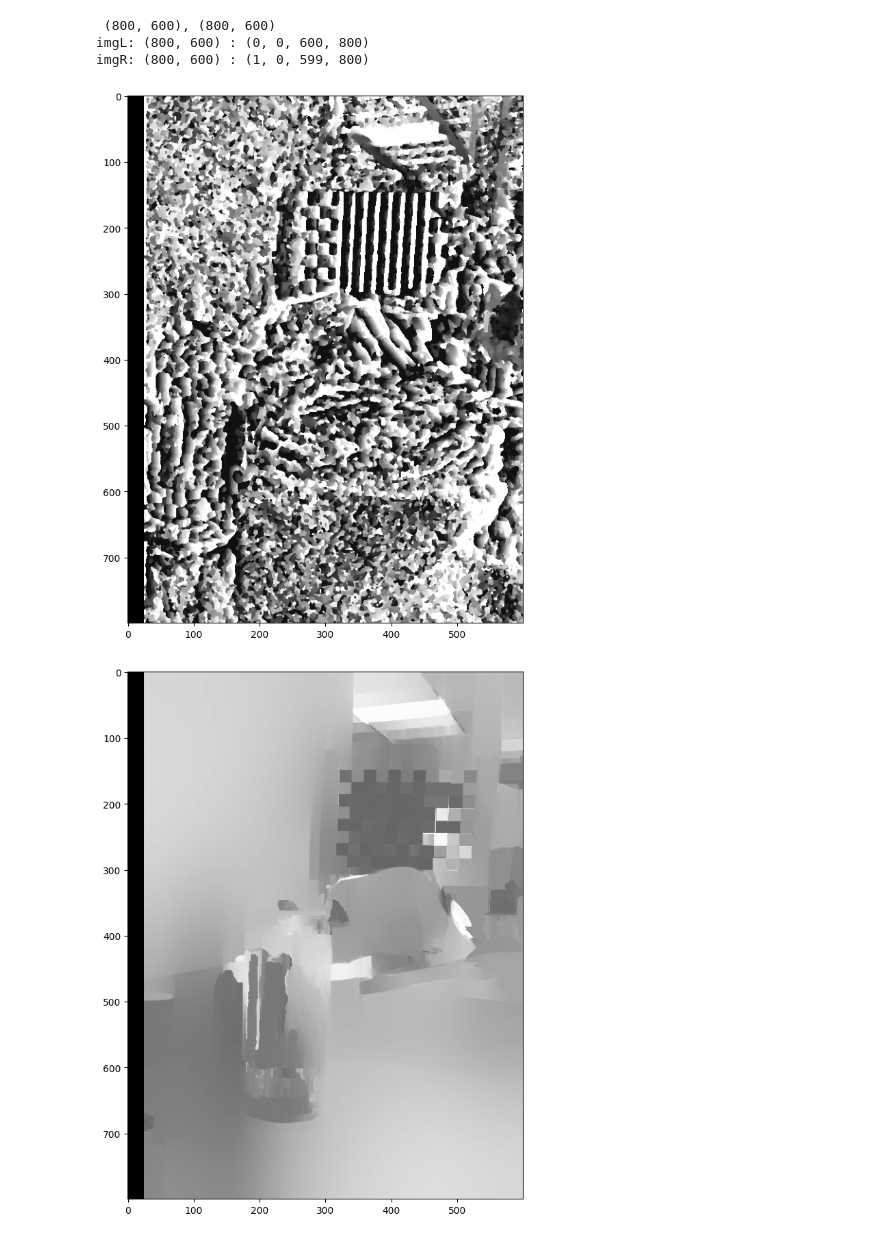
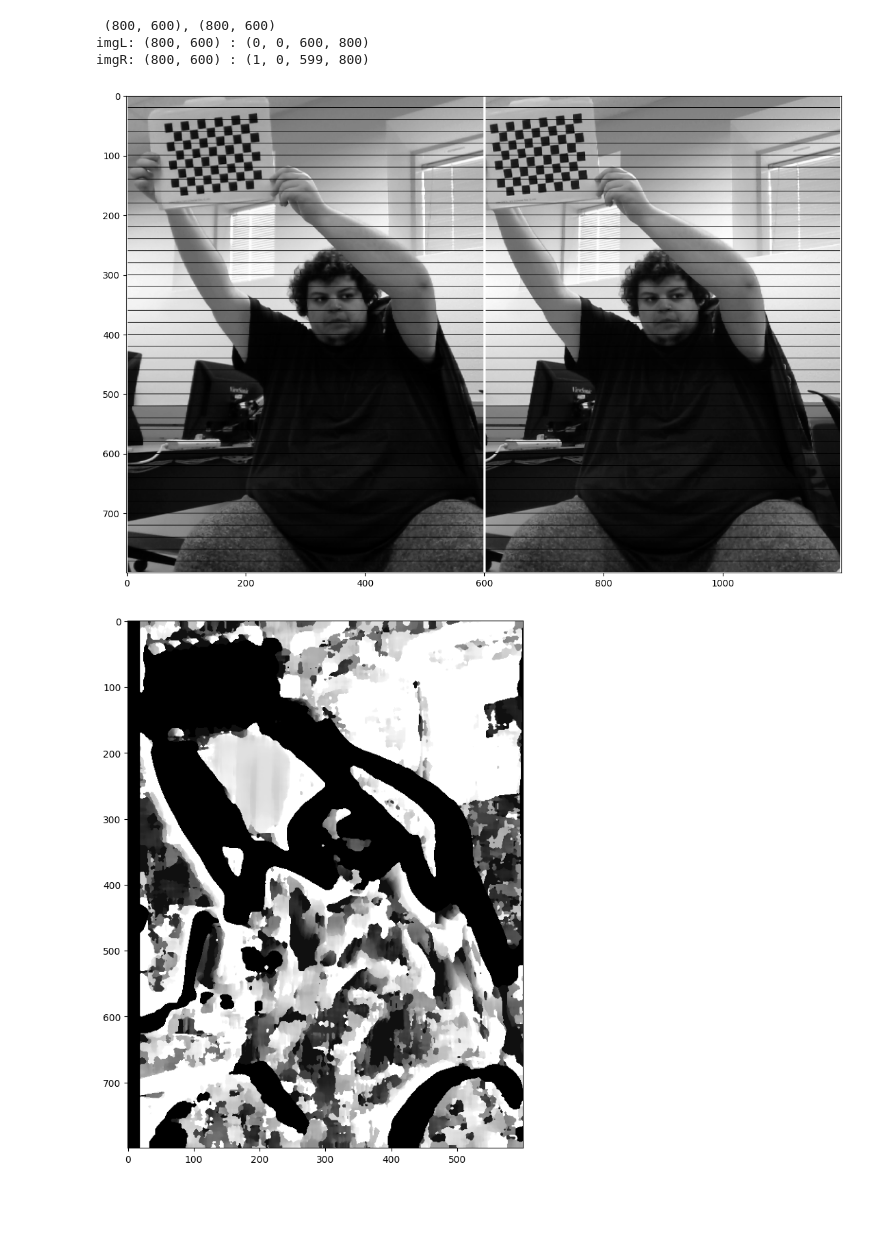
Before and after one commit to Emperor-Robotics/VisualOdometry, a Jupyter notebook: notebooks/calibration_test.ipynb, the cells around one changed output. Drawn from its saved outputs; the diff is of its cells as text; code cells hidden in the pictures; blank space fills up the shorter version.

```diff
--- a/notebooks/calibration_test.ipynb
+++ b/notebooks/calibration_test.ipynb
@@ -9,8 +9,8 @@ from matplotlib import pyplot as plt
 # Camera Setup
 left_cam_index = 2
 right_cam_index = 4
-cam_left_calibration_file = 'Project/CALIB/logicamB.yaml'
-cam_right_calibration_file = 'Project/CALIB/logicamA.yaml'
+cam_left_calibration_file = '../CALIB/logicamB.yaml'
+cam_right_calibration_file = '../CALIB/logicamA.yaml'
 
 width_val = 800
 height_val = 600
@@ -20,12 +20,12 @@ camLP = PinholeCamera.loadFromOST(cam_left_calibration_file)
 camRP = PinholeCamera.loadFromOST(cam_right_calibration_file)
 # %%
 # Image setup
-# images_left_fns = sorted(glob('OUTPUT/left2/*'))
-# images_right_fns = sorted(glob('OUTPUT/right2/*'))
-# images_left_fns = sorted(glob('OUTPUT/mapleft/*'))
-# images_right_fns = sorted(glob('OUTPUT/mapright/*'))
-images_left_fns = sorted(glob('scrubbedOut/left/*'))
-images_right_fns = sorted(glob('scrubbedOut/right/*'))
+images_left_fns = sorted(glob('../../OUTPUT/left2/*'))
+images_right_fns = sorted(glob('../../OUTPUT/right2/*'))
+# images_left_fns = sorted(glob('../../OUTPUT/mapleft/*'))
+# images_right_fns = sorted(glob('../../OUTPUT/mapright/*'))
+# images_left_fns = sorted(glob('../../scrubbedOut/left/*'))
+# images_right_fns = sorted(glob('../../scrubbedOut/right/*'))
 
 stereo_fns = [(images_left_fns[i], images_right_fns[i]) for i in range(len(images_left_fns))]
 print(stereo_fns[0])
@@ -33,9 +33,9 @@ stereo_imgs = [(cv2.imread(img_fn[0], cv2.IMREAD_GRAYSCALE), cv2.imread(img_fn[1
 
 
 # Stereo Matcher
-minDisparity = 9
+minDisparity = 3
 numDisparities = 1 * 16
-blocksize = 1 * 2 + 5
+blocksize = 9 * 2 + 5
 
 stereo = cv2.StereoSGBM_create()
 # stereo = cv2.StereoBM_create()
@@ -46,8 +46,8 @@ stereo.setBlockSize(blocksize)
 # stereo.setPreFilterCap(5)
 # stereo.setTextureThreshold(10)
 stereo.setUniquenessRatio(0)
-stereo.setSpeckleRange(5)
-stereo.setSpeckleWindowSize(0 * 2)
+stereo.setSpeckleRange(11)
+stereo.setSpeckleWindowSize(8 * 2)
 stereo.setDisp12MaxDiff(25)
 stereo.setMinDisparity(minDisparity)
 
@@ -84,5 +84,5 @@ def get_undistorted_pair(index):
 # %%
-index = 1
+index = 3
 # %%
 # l,r = get_stereo_pair(index)
 # plt.imshow(np.hstack((l, r)), cmap='gray')
@@ -135,29 +135,29 @@ right_remap =cv2.remap(r, rightmapX, rightmapY, cv2.INTER_LINEAR)
 # %%
 left_remap_lined = left_remap.copy()
 right_remap_lined = right_remap.copy()
 print(f" {left_remap_lined.shape}, {right_remap_lined.shape}")
 for line in range(0, int(right_remap.shape[0] / 20)):
     left_remap_lined[line * 20, :] = 0
     right_remap_lined[line * 20, :] = 0
 left_remap_lined = cv2.rectangle(left_remap_lined, (roi1[0], roi1[1]), (roi1[2], roi1[3]), (255,0,0), 2)
 right_remap_lined = cv2.rectangle(right_remap_lined, (roi2[0], roi2[1]), (roi2[2], roi2[3]), (255,0,0), 2)
 print(f"imgL: {left_remap_lined.shape} : {roi1}")
 print(f"imgR: {right_remap_lined.shape} : {roi2}")
 
 # fig = plt.figure(figsize=(15,15))-
-# plt.subplots(figsize=(14,14))
-# plt.imshow(np.hstack((left_remap_lined, right_remap_lined)), cmap='gray')
-# plt.show()
+plt.subplots(figsize=(14,14))
+plt.imshow(np.hstack((left_remap_lined, right_remap_lined)), cmap='gray')
+plt.show()
 plt.subplots(figsize=(10,10))
 plt.imshow(disparity_compute(left_remap, right_remap), cmap='gray')
 plt.show()
-filtered_disp = filtered_disparity_compute(left_remap, right_remap, 3, 8000)
+filtered_disp = filtered_disparity_compute(left_remap, right_remap, 2, 8200)
 plt.subplots(figsize=(10,10))
 plt.imshow(filtered_disp, cmap='gray')
 plt.show()
 # %% [output]
  (800, 600), (800, 600)
 imgL: (800, 600) : (0, 0, 600, 800)
 imgR: (800, 600) : (1, 0, 599, 800)
-[figure, old version]
+[figure, new version]
-[figure, old version]
+[figure, new version]
```
Also changed, not shown: parts of 4 cells of this notebook, 2 other files.
